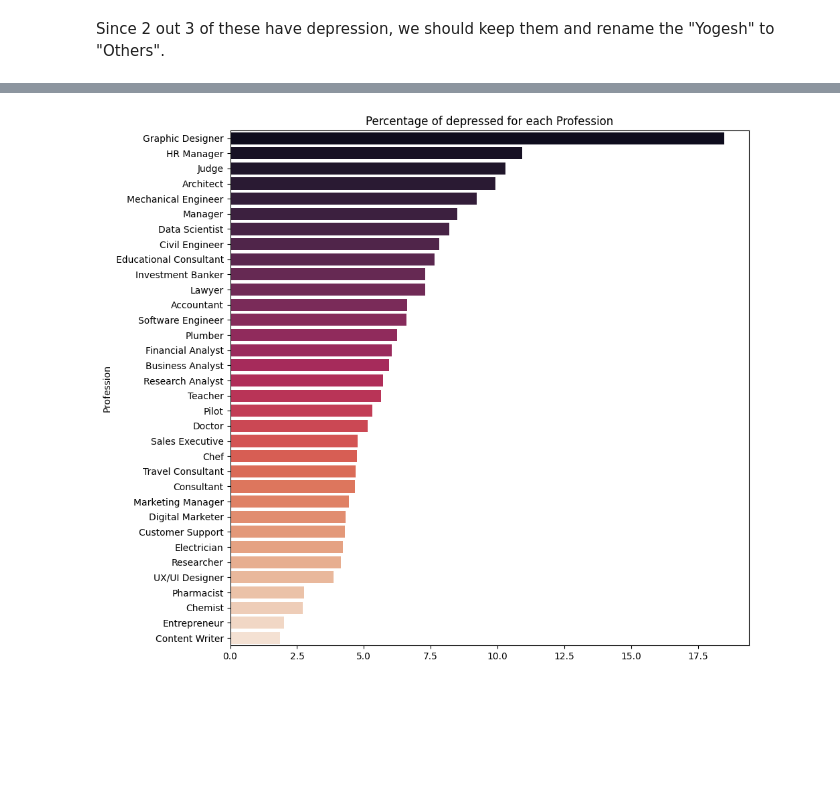
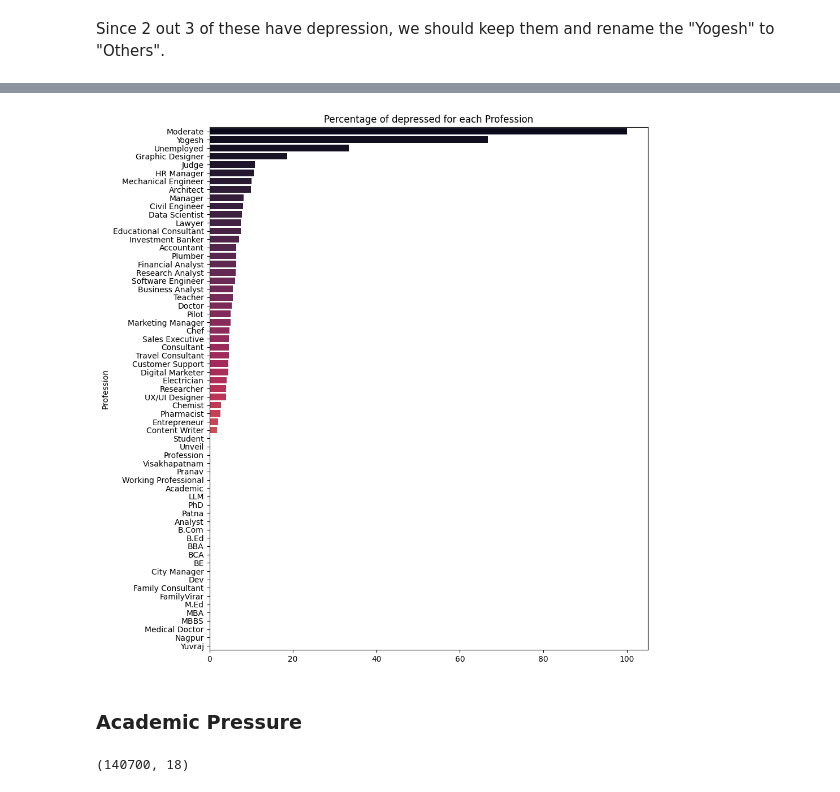
Before and after one commit to vanshuwjoshi/Kaggle-Playground-S4E11, a Jupyter notebook: notebooks/eda.ipynb, the cells around one changed output, grey strips where cells are left out. Cells and saved outputs as stored; diff of their text form; code cells hidden in the pictures; blank space fills up the shorter version.

```diff
--- a/notebooks/eda.ipynb
+++ b/notebooks/eda.ipynb
@@ -60,8 +43,7 @@ data_train.head()
 # %% [markdown]
 Remove id, Name from train and test data
 # %%
-data_train = data_train.drop(["id", "Name"], axis=1)
-data_test = data_test.drop(["id", "Name"], axis=1)
-data_train.head()
+data = data.drop(["id", "Name"], axis=1)
+data.head()
 # %% [output]
 |  | Gender | Age | City | Working Professional or Student | Profession | Academic Pressure | Work Pressure | ... |
@@ -446,7 +342,7 @@ Name: count, dtype: int64
 # %% [markdown]
 - Replace "Finanancial Analyst" with "Financial Analyst"
 # %%
-data_train.loc[data_train["Profession"] == "Finanancial Analyst", "Profession"] = (
+data.loc[data["Profession"] == "Finanancial Analyst", "Profession"] = (
     "Financial Analyst"
 )
 # %%
@@ -561,13 +410,19 @@ plt.show()
 # %%
-depression_percentage = data_train.groupby("Profession")["Depression"].mean() * 100
+depression_percentage = data.groupby("Profession")["Depression"].mean() * 100
 depression_percentage_sorted = depression_percentage.sort_values(ascending=False)
-plt.figure(figsize=(10, 10))
+plt.figure(figsize=(10, 12))
 sns.barplot(
     y=depression_percentage_sorted.index,
     x=depression_percentage_sorted.values,
     palette="rocket",
 )
 plt.title("Percentage of depressed for each Profession")
 plt.show()
 # %% [output]
-[figure, old version]
+[figure, new version]
+# %% [markdown]
+### Academic Pressure
+# %%
+data.shape
+# %% [output]
+(140700, 18)
```
Also changed, not shown: parts of 73 cells of this notebook.
